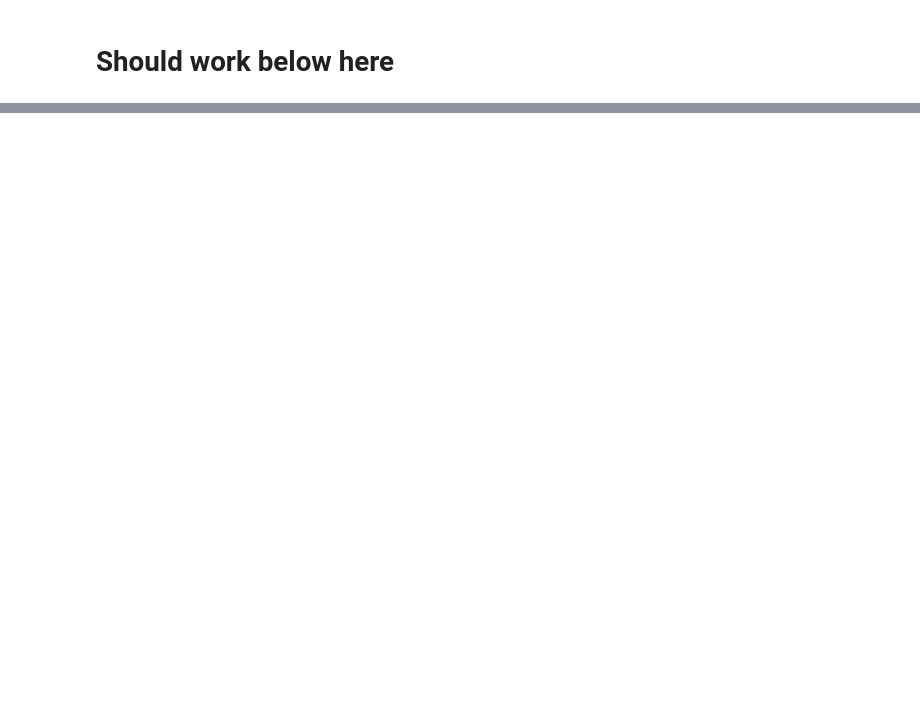
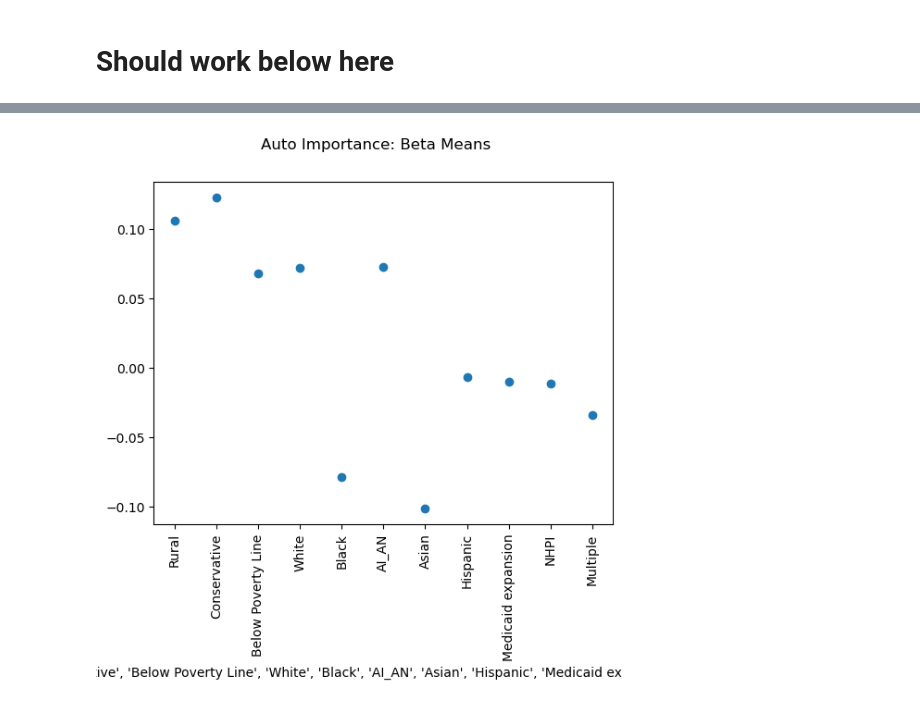
Before and after one commit to AshleyFishGeophys/HouseholdPulse_BVS, a Jupyter notebook: Household_Pulse_Data_2025.ipynb, the cells around one changed output, grey strips where cells are left out. Saved outputs shown, nothing was run; the diff lists cells and outputs as text; code cells hidden in the pictures; blank space fills up the shorter version.

```diff
--- a/Household_Pulse_Data_2025.ipynb
+++ b/Household_Pulse_Data_2025.ipynb
@@ -1405,16 +1349,19 @@ plot_importance(ind_means_tpe, x_labels_tpe, importance_type="Ind Means Only")
 # %% [markdown]
 # Should work below here
 # %%
-beta_means_tpe = posterior_means_tpe.loc[
-    posterior_means_tpe.index.str.startswith('beta') & ~posterior_means_tpe.index.str.startswith('beta_raw')
-]
+x_labels = list(df_variables_final.columns)
 
-beta_raw_tpe = posterior_means_tpe.loc[
-    posterior_means_tpe.index.str.startswith('beta_raw')
-]
+# beta_raw_tpe = posterior_means_tpe.loc[
+#     posterior_means_tpe.index.str.startswith('beta_raw')
+# ]
 
-beta_std_tpe = posterior_std_tpe.loc[
-    posterior_std_tpe.index.str.startswith('beta') & ~posterior_std_tpe.index.str.startswith('beta_raw')
-]
+# beta_means_tpe = posterior_means_tpe.loc[
+#     posterior_means_tpe.index.str.startswith('beta') & ~posterior_means_tpe.index.str.startswith('beta_raw')
+# ]
 
-ind_means_tpe = posterior_means_tpe.loc[posterior_means_tpe.index.str.startswith('ind')]
+# -------------------------
+# beta_std_tpe = posterior_std_tpe.loc[
+#     posterior_std_tpe.index.str.startswith('beta') & ~posterior_std_tpe.index.str.startswith('beta_raw')
+# ]
+
+# ind_means_tpe = posterior_means_tpe.loc[posterior_means_tpe.index.str.startswith('ind')]
@@ -1451 +1372,19 @@ plot_importance(beta_raw_tpe, x_labels_tpe, importance_type="TPE Importance: Bet
+# %%
+
+beta_raw_auto = posterior_means_auto.loc[
+    posterior_means_auto.index.str.startswith('beta_raw')
+]
+
+beta_means_auto  = posterior_means_auto.loc[
+    posterior_means_auto.index.str.startswith('beta') & ~posterior_means_auto.index.str.startswith('beta_raw')
+]
+
+# beta_std_qmc = posterior_std_qmc.loc[
+#     posterior_std_qmc.index.str.startswith('beta') & ~posterior_std_qmc.index.str.startswith('beta_raw')
+# ]
+
+# ind_means_qmc = posterior_means_qmc.loc[posterior_means_qmc.index.str.startswith('ind')]
+
+
+# importance_3_tpe = np.multiply(ind_means_tpe.values.flatten(), beta_raw_tpe.values.flatten())
 # %%
@@ -1475,0 +1392,4 @@ plot_importance(beta_means, x_labels, importance_type="Beta Means")
+# %%
+plot_importance(beta_means_auto, x_labels, importance_type="Auto Importance: Beta Means")
+# %% [output]
+[figure, added]
```
Also changed, not shown: parts of 68 cells of this notebook, 4 other files.
